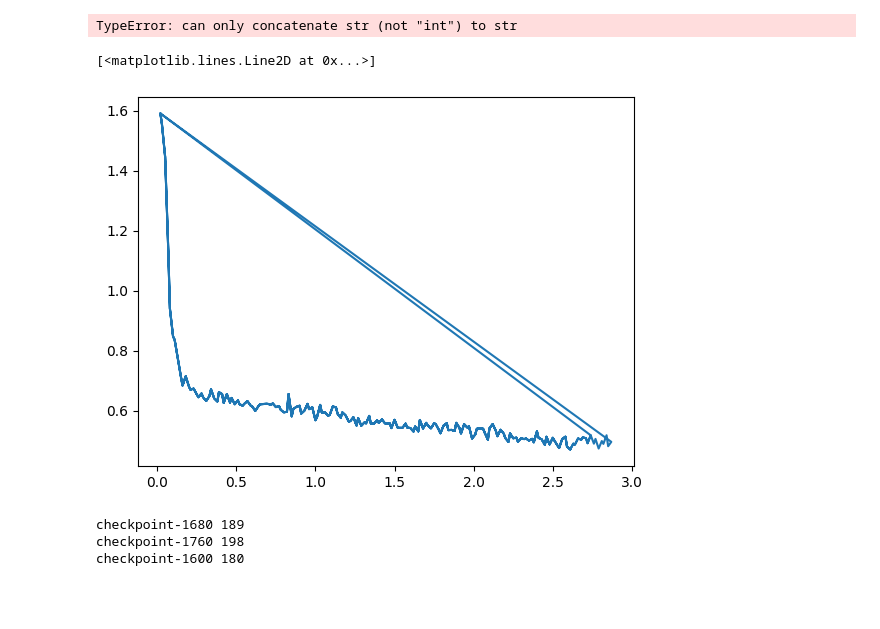
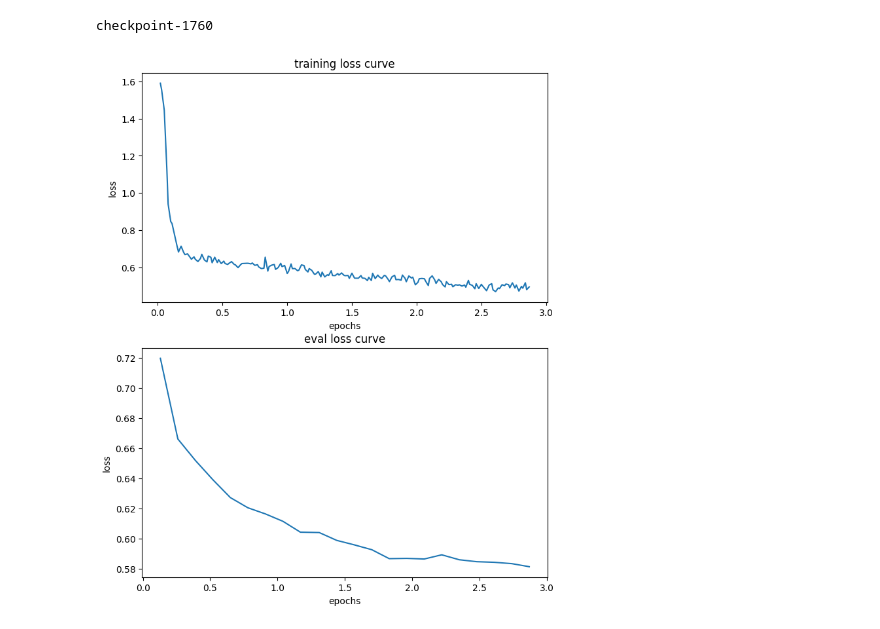
Before and after one commit to lyf-00/LLM-Adapters, a Jupyter notebook: plot_loss_curve.ipynb, the cells around one changed output. Cells and saved outputs as stored; diff of their text form; code cells hidden in the pictures; blank space fills up the shorter version.

Commit message:
update plot scripts

```diff
--- a/plot_loss_curve.ipynb
+++ b/plot_loss_curve.ipynb
@@ -2,3 +2,36 @@
 
 import os
 import json
+# %%
+import matplotlib.pyplot as plt
+
+def plot_loss_curve(dir_path):
+    dirs = list(filter(lambda x: 'checkpoint' in x,os.listdir(dir_path)))
+    final_checkpoint = 'checkpoint-' + str(max([int(d.split('checkpoint-')[1]) for d in dirs]))
+    print(final_checkpoint)
+
+    # load trainer state
+    with open(os.path.join(dir_path,final_checkpoint,'trainer_state.json'),'r') as f:
+        log_history = json.load(f)['log_history']
+    train_epochs = []
+    eval_epochs = []
+    train_losses = []
+    eval_losses = []
+    for state in log_history:
+        if 'loss' in state:
+            train_epochs.append(state['epoch'])
+            train_losses.append(state['loss'])
+        elif 'eval_loss'  in state:
+            eval_epochs.append(state['epoch'])
+            eval_losses.append(state['eval_loss'])
+
+    # plot loss curve
+    fig, axs = plt.subplots(2, figsize=(8, 10))  # 创建两个子图
+    axs[0].plot(train_epochs,train_losses)
+    axs[0].set_xlabel('epochs')
+    axs[0].set_ylabel('loss')
+    axs[0].set_title('training loss curve')
+    axs[1].plot(eval_epochs,eval_losses)
+    axs[1].set_xlabel('epochs')
+    axs[1].set_ylabel('loss')
+    axs[1].set_title('eval loss curve')
@@ -5,2 +43,5 @@ import json
 # %%
-DIR_PATH = 'trained_models/llama-lora-10k/'
+plot_loss_curve('trained_models/llama-lora-10k/')
+# %% [output]
+checkpoint-1760
+[figure, added]
@@ -9,4 +47,0 @@ dirs = list(filter(lambda x: 'checkpoint' in x,os.listdir(DIR_PATH)))
-# %%
-final_checkpoint = f'checkpoint-{max([int(d.split('checkpoint-')[1]) for d in dirs])}'
-# %% [output]
-TypeError: can only concatenate str (not "int") to str
@@ -30,16 +47,0 @@ for state in log_history:
-# %%
-import matplotlib.pyplot as plt
-
-plt.plot(train_epochs,train_losses)
-# %% [output]
-[<matplotlib.lines.Line2D at 0x...>]
-[figure, removed]
-# %%
-log_history = []
-for checkpoint in dirs:
-    with open(os.path.join(DIR_PATH,checkpoint,'trainer_state.json'),'r') as f:
-        print(checkpoint,len(json.load(f)['log_history']))
-# %% [output]
-checkpoint-1680 189
-checkpoint-1760 198
-checkpoint-1600 180
```
Also changed, not shown: parts of 6 cells of this notebook.
